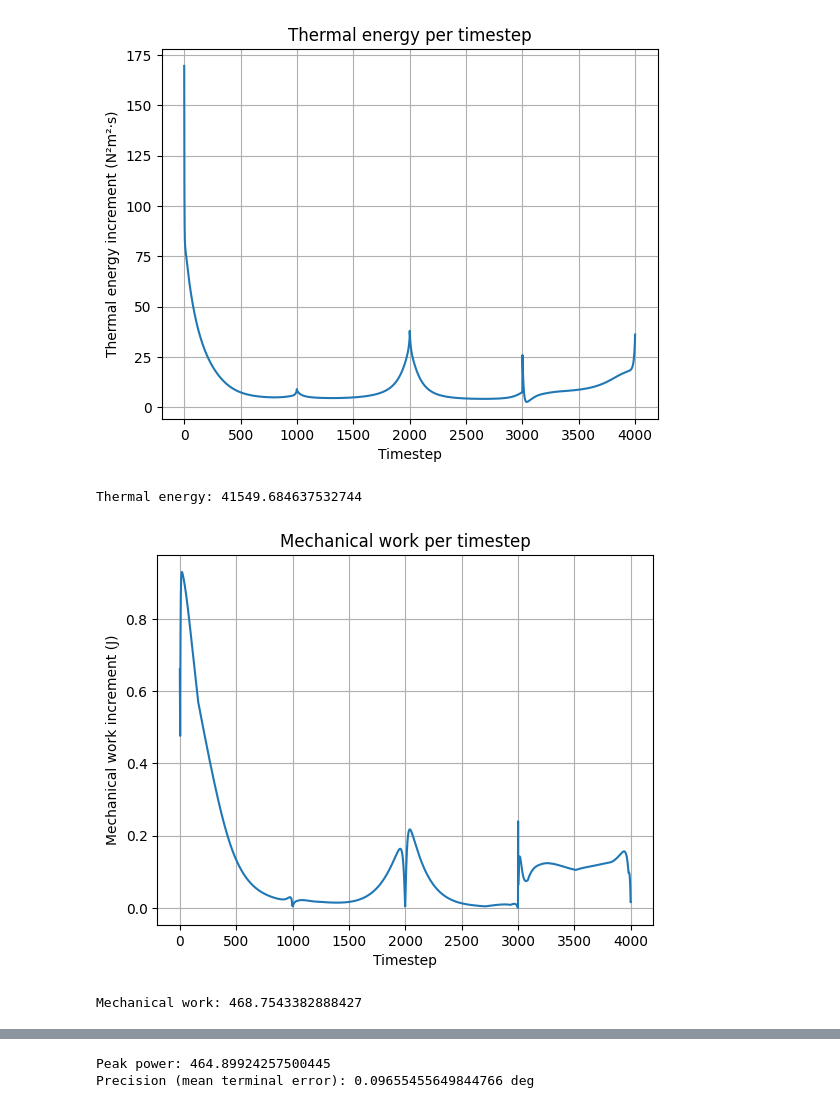
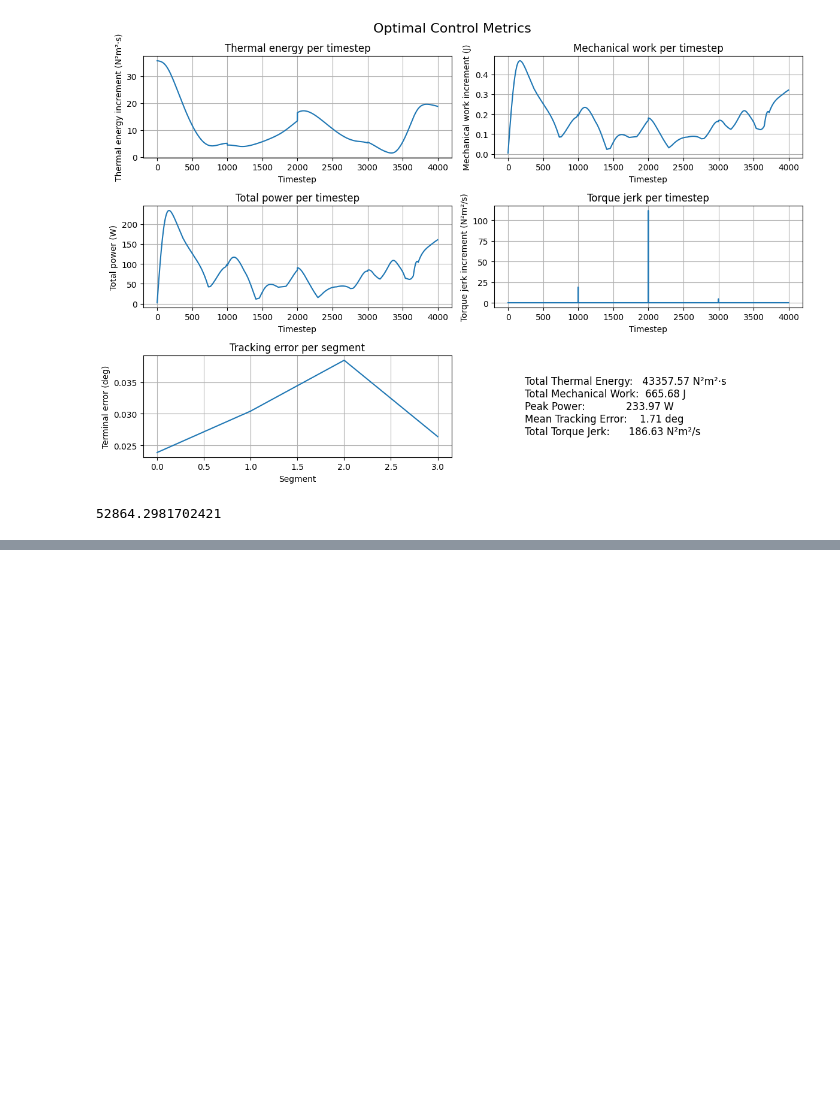
Before and after one commit to Krasa35/optimal, a Jupyter notebook: examples/200_Crocoddyl_joint.ipynb, the cells around one changed output, grey strips where cells are left out. Drawn from its saved outputs; the diff is of its cells as text; code cells hidden in the pictures; blank space fills up the shorter version.

```diff
--- a/examples/200_Crocoddyl_joint.ipynb
+++ b/examples/200_Crocoddyl_joint.ipynb
@@ -8,6 +8,8 @@ import numpy as np
 import crocoddyl
 
 type = UR10_sandbox
+kp = [1414.94,1693.23,1202.19,7.92,34.51,1.24]
+kd = [204.882,113.588,148.053,0.687,3.741,0.178]
 robot_mj_model = RobotMujocoModel(type.mjcf_path, type.list_of_joints)
 robot_pin_model = RobotPinocchioModel(type.urdf_path, type.list_of_joints)
 
@@ -25,17 +27,19 @@ for i in range(len(path) - 1):
     target = np.concatenate([path[i+1], np.zeros(len(robot_pin_model.v_indices))])
     t_xs, t_us = controller.compute_control(x_start=start,
                                         x_goal=target,
-                                        T=1000, DT=DT, kp=type.kp, kd=type.kd,
-                                        option="crocoddyl", solver=crocoddyl.SolverBoxFDDP)
+                                        T=1000, DT=DT, kp=kp, kd=kd, acc_weight=1e1,
+                                        ctrl_weight=1e3,
+                                        alpha=0.9, interpolation="quintic",
+                                        option="crocoddyl_advanced", solver=crocoddyl.SolverBoxFDDP)
     xs.extend(t_xs)
     us.extend(t_us)
     v_start = xs[-1][len(robot_pin_model.q_indices):]
 
 print(len(xs), len(us))
-# xs_real, us_real = robot_mj_model.visualize("position", xs=xs, dt=DT, hold=False)
+xs_real, us_real = robot_mj_model.visualize("position", xs=xs, dt=DT, hold=False)
 # xs_real, us_real = robot_mj_model.visualize("control", us=us, xs=xs, kp=type.closed_loop_kp, kd=type.closed_loop_kd, dt=DT, hold=False, plot=True)
 # xs_real, us_real = robot_mj_model.visualize("control", us=us, dt=DT, hold=False)
-xs_real, us_real = robot_mj_model.simulate_control(us=us, xs=xs, kp=type.kp, kd=type.kd)
+# xs_real, us_real = robot_mj_model.simulate_control(us=us, xs=xs, kp=type.kp, kd=type.kd)
 # xs_real, us_real = robot_mj_model.simulate_control(us=us)
 # robot_mj_model.plot_controls(us, dt=DT)
 robot_mj_model.plot_feedback_part(us_real, us, dt=DT)
@@ -61,16 +65,8 @@ Global correlation FF↔tot: 0.9999
 # %%
-from optimal.metrics import thermal_energy, mechanical_work, peak_power, tracking_error
+from optimal.metrics import plot_metrics, unified_cost
 
-E_th  = thermal_energy(us_real, DT, True)
-print("Thermal energy:", E_th)
-E_mech = mechanical_work(us_real, xs_real, DT, True)
-print("Mechanical work:", E_mech)
-P_peak = peak_power(us_real, xs_real, True)
-print("Peak power:", P_peak)
-precision = tracking_error(xs_real, path[1:], [1000]*(len(path)-1))
-print("Precision (mean terminal error):", precision, "deg")
+plot_metrics(us, xs, DT, path[1:], [1000]*(len(path)-1))
+unified_cost(us, xs, DT, path[1:], [1000]*(len(path)-1))
 # %% [output]
-[figure, old version]
+[figure, new version]
-Thermal energy: 41549.684637532744
+52864.2981702421
-[figure, removed]
-Mechanical work: 468.7543382888427
@@ -78,2 +72,0 @@ Mechanical work: 468.7543382888427
-Peak power: 464.89924257500445
-Precision (mean terminal error): 0.09655455649844766 deg
```
Also changed, not shown: parts of 3 cells of this notebook, 50 other files.
